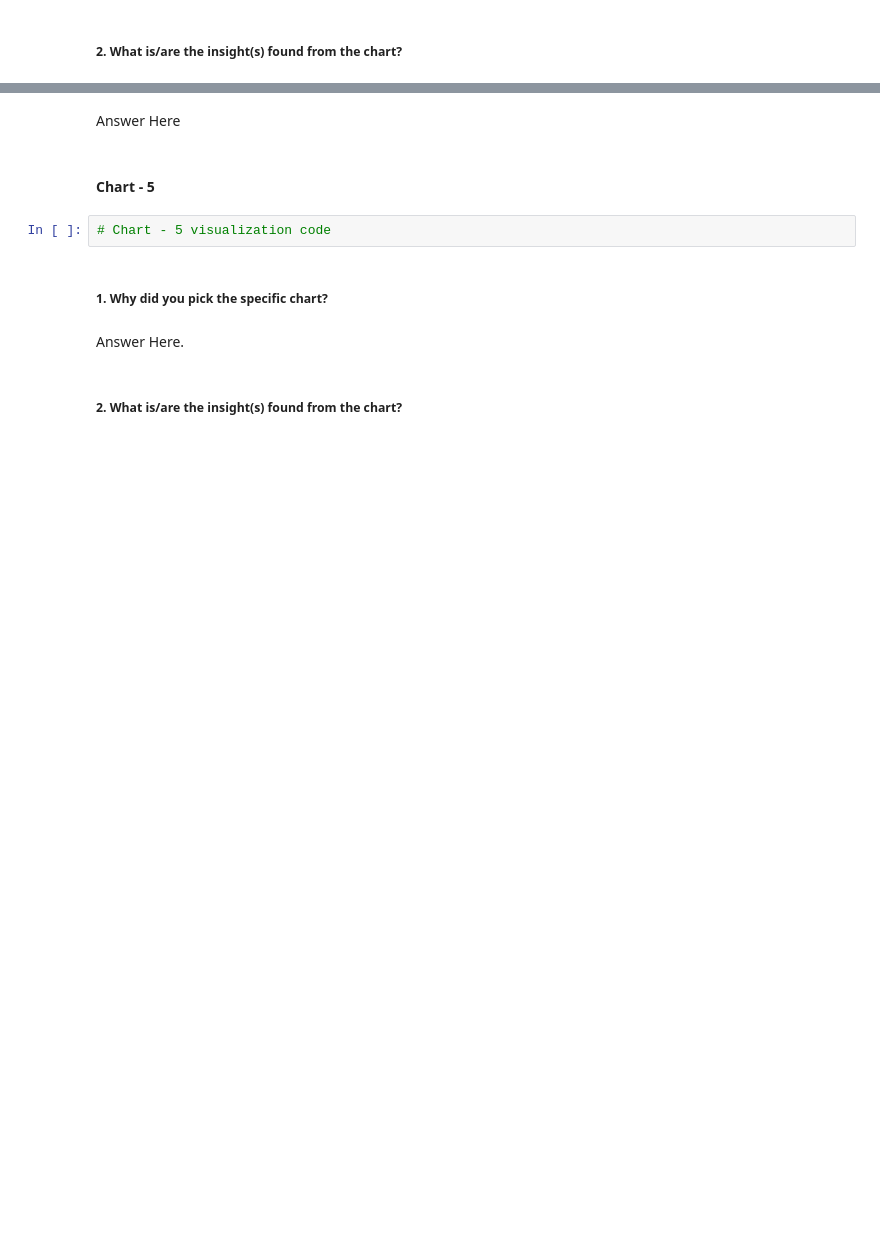
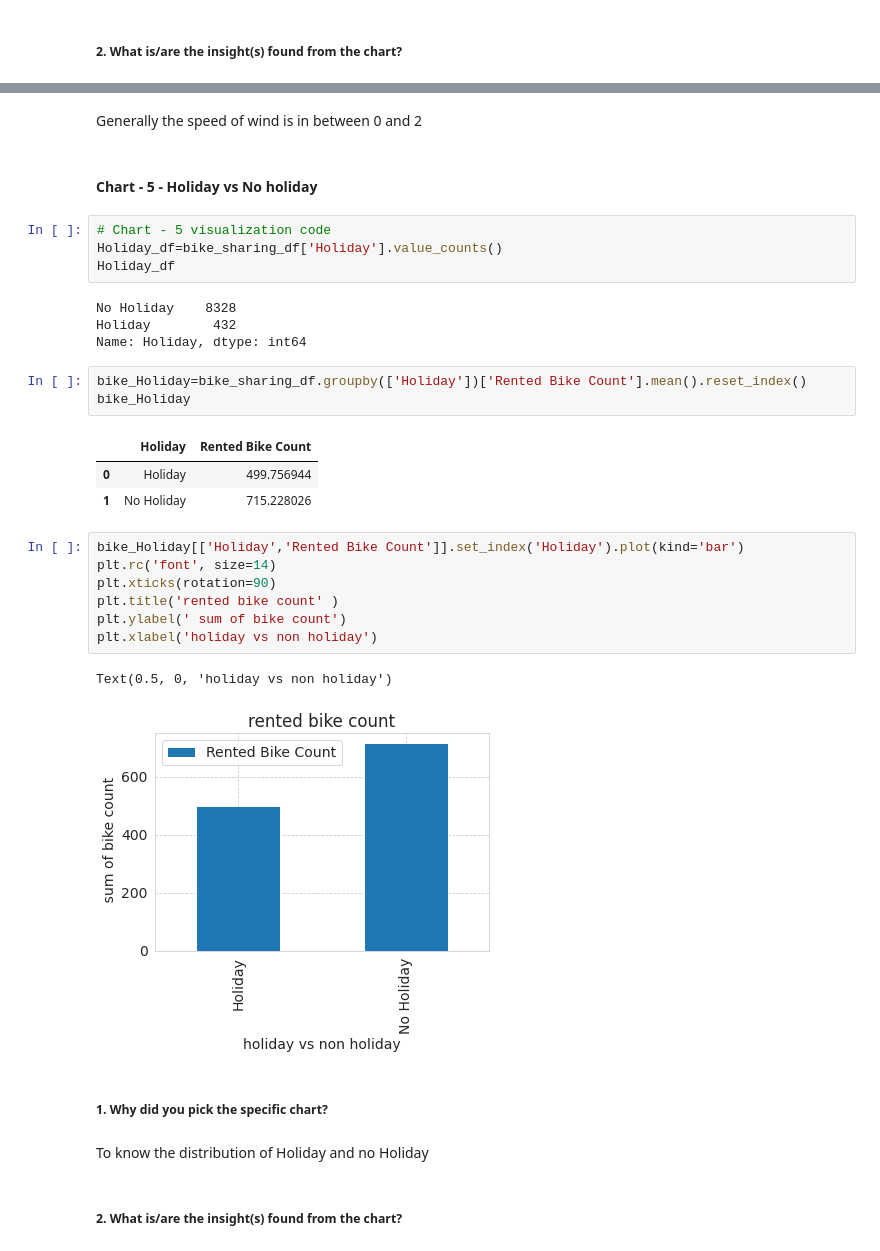
Before and after one commit to albin2122/Bike-Sharing-Demand-Prediction, a Jupyter notebook: Bike_Sharing_Demand_Prediction.ipynb, the cells around one changed output, grey strips where cells are left out. Drawn from its saved outputs; the diff is of its cells as text; blank space fills up the shorter version.

```diff
--- a/Bike_Sharing_Demand_Prediction.ipynb
+++ b/Bike_Sharing_Demand_Prediction.ipynb
@@ -568,12 +584,35 @@ Are there any insights that lead to negative growth? Justify with specific reaso
-# %% [markdown]
-Answer Here
+# %% [markdown]
+Generally the speed of wind is in between 0 and 2
 # %% [markdown]
-#### Chart - 5
+#### Chart - 5 - Holiday vs No holiday
 # %%
 # Chart - 5 visualization code
+Holiday_df=bike_sharing_df['Holiday'].value_counts()
+Holiday_df
+# %% [output]
+No Holiday    8328
+Holiday        432
+Name: Holiday, dtype: int64
+# %%
+bike_Holiday=bike_sharing_df.groupby(['Holiday'])['Rented Bike Count'].mean().reset_index()
+bike_Holiday
+# %% [output]
+|  | Holiday | Rented Bike Count |
+| 0 | Holiday | 499.756944 |
+| 1 | No Holiday | 715.228026 |
+# %%
+bike_Holiday[['Holiday','Rented Bike Count']].set_index('Holiday').plot(kind='bar')
+plt.rc('font', size=14)
+plt.xticks(rotation=90)
+plt.title('rented bike count' )
+plt.ylabel(' sum of bike count')
+plt.xlabel('holiday vs non holiday')
+# %% [output]
+Text(0.5, 0, 'holiday vs non holiday')
+[figure, added]
 # %% [markdown]
 ##### 1. Why did you pick the specific chart?
-# %% [markdown]
-Answer Here.
+# %% [markdown]
+To know the distribution of Holiday and no Holiday
 # %% [markdown]
 ##### 2. What is/are the insight(s) found from the chart?
```
Also changed, not shown: parts of 140 cells of this notebook.
